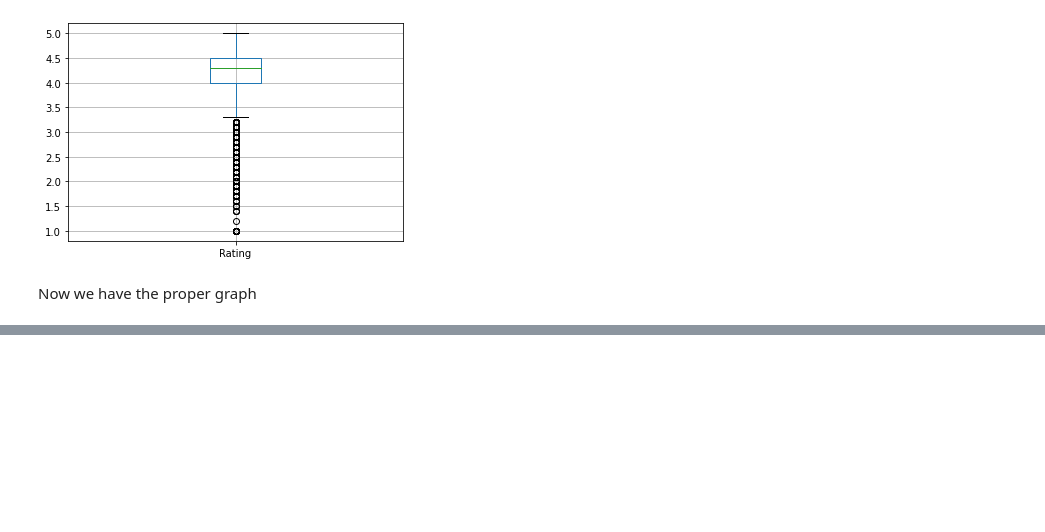
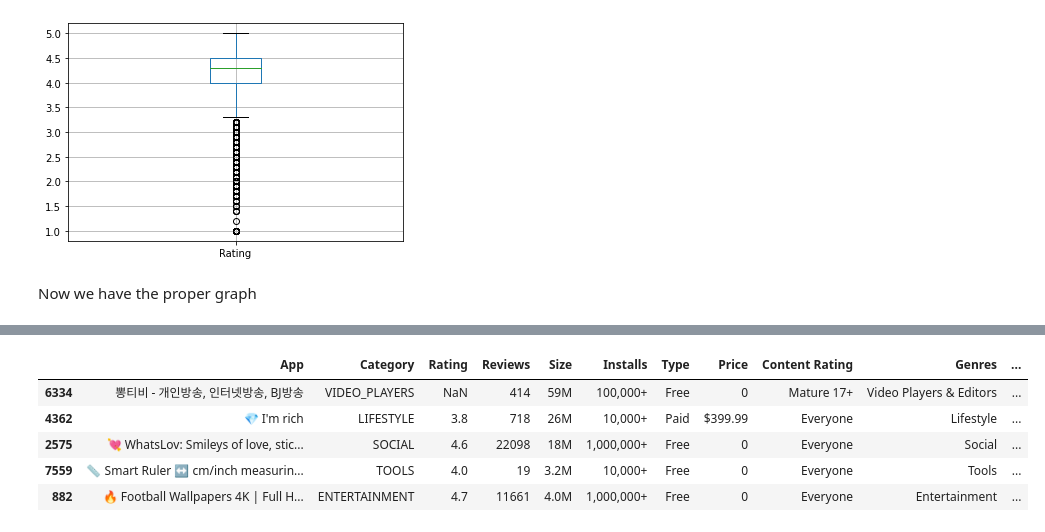
Before and after one commit to Team-AlmaBetter/playstore-analysis, a Jupyter notebook: Copy_of_Untitled0.ipynb, the cells around one changed output, grey strips where cells are left out. Cells and saved outputs as stored; diff of their text form; code cells hidden in the pictures; blank space fills up the shorter version.

```diff
--- a/Copy_of_Untitled0.ipynb
+++ b/Copy_of_Untitled0.ipynb
@@ -186,0 +300,9 @@ Next in eda to nest
+# %%
+df_Play_Store.tail()
+# %% [output]
+|  | App | Category | Rating | Reviews | Size | Installs | Type | Price | Content Rating | Genres | ... |
+| 6334 | 뽕티비 - 개인방송, 인터넷방송, BJ방송 | VIDEO_PLAYERS | NaN | 414 | 59M | 100,000+ | Free | 0 | Mature 17+ | Video Players & Editors | ... |
+| 4362 | 💎 I'm rich | LIFESTYLE | 3.8 | 718 | 26M | 10,000+ | Paid | $399.99 | Everyone | Lifestyle | ... |
+| 2575 | 💘 WhatsLov: Smileys of love, stic... | SOCIAL | 4.6 | 22098 | 18M | 1,000,000+ | Free | 0 | Everyone | Social | ... |
+| 7559 | 📏 Smart Ruler ↔️ cm/inch measurin... | TOOLS | 4.0 | 19 | 3.2M | 10,000+ | Free | 0 | Everyone | Tools | ... |
+| 882 | 🔥 Football Wallpapers 4K | Full H... | ENTERTAINMENT | 4.7 | 11661 | 4.0M | 1,000,000+ | Free | 0 | Everyone | Entertainment | ... |
```
Also changed, not shown: parts of 24 cells of this notebook.
